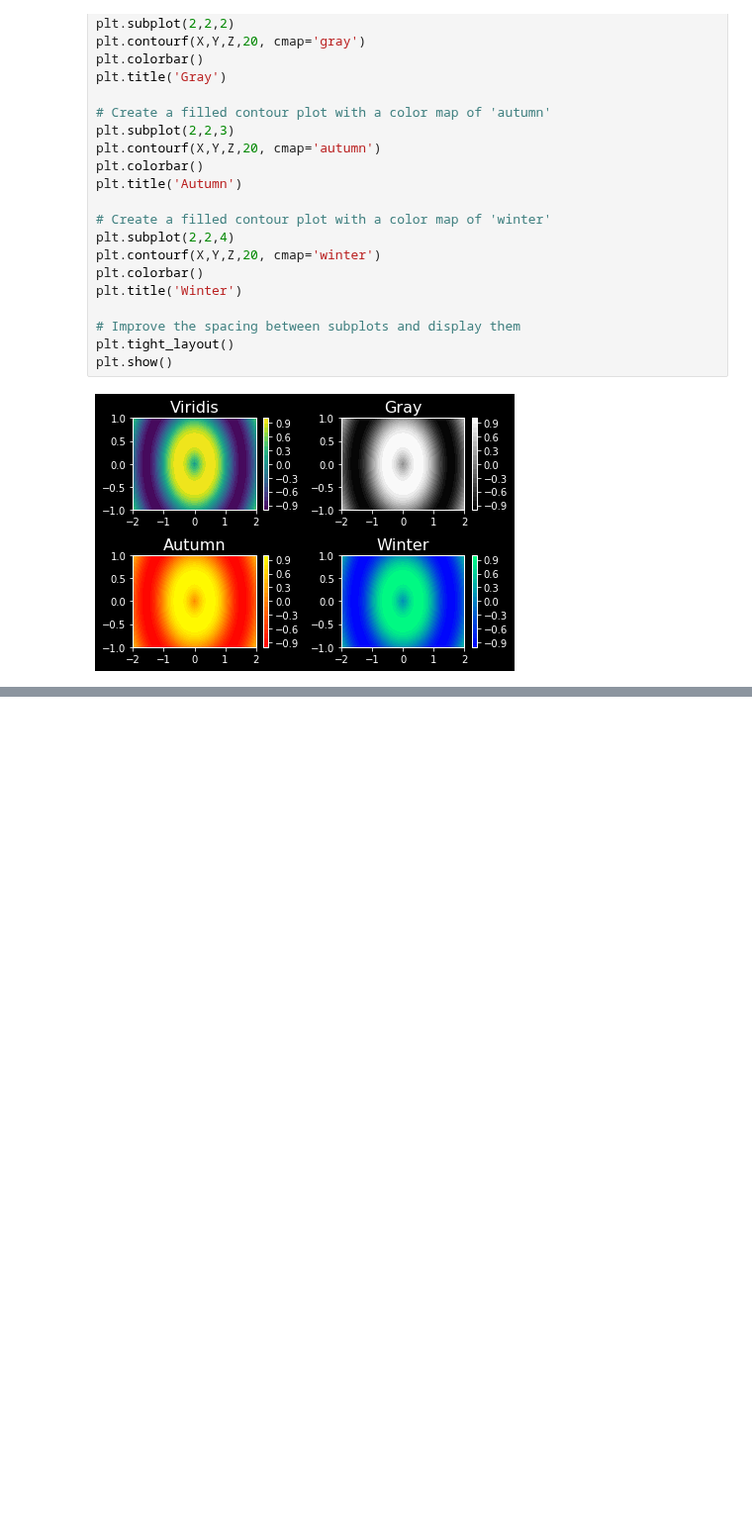
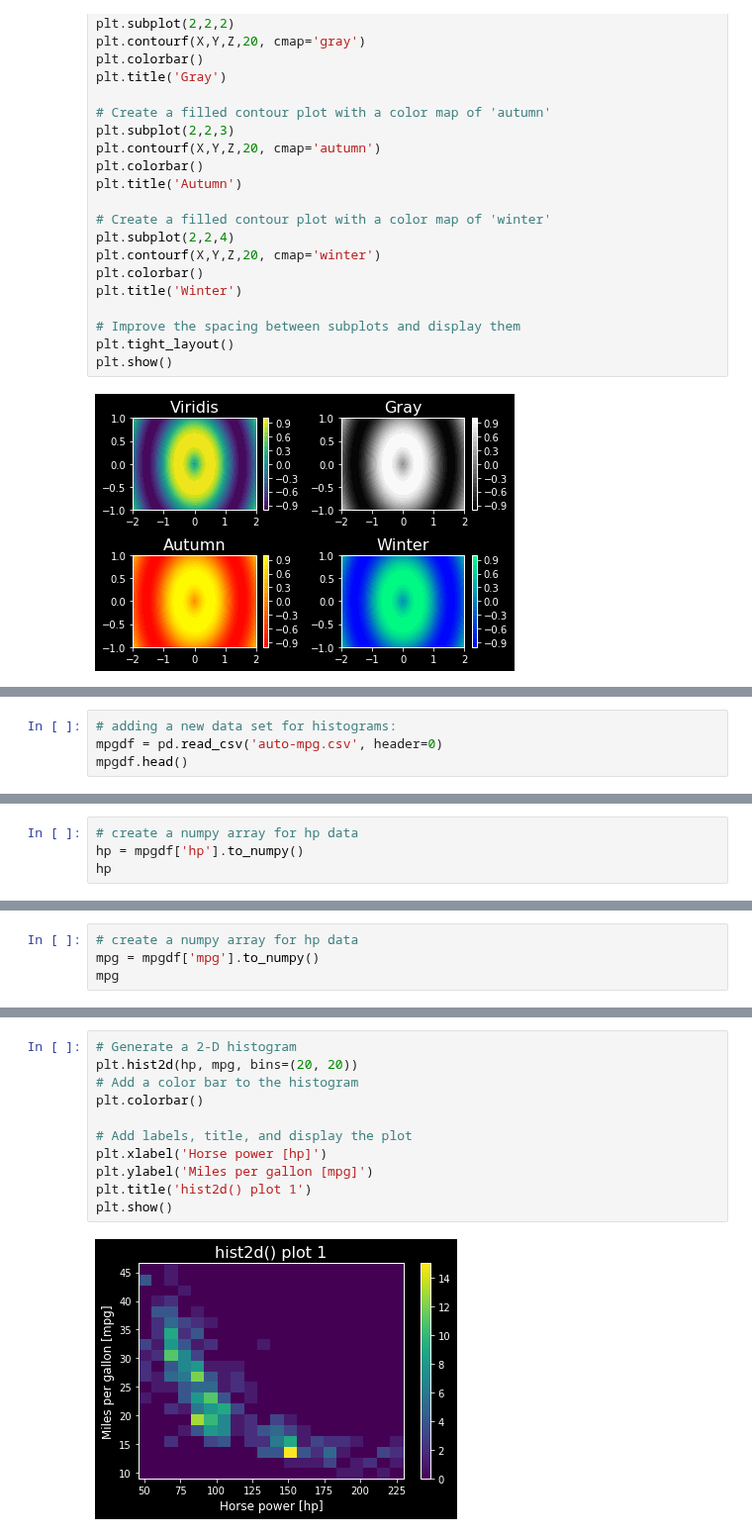
Before and after one commit to afminmax/DC-Data-Scientist-Lessons, a Jupyter notebook: 14-Intro-to-Python-Visualizations/python-viz-1.ipynb, the cells around one changed output, grey strips where cells are left out. Shown at 99% size. Drawn from its saved outputs; the diff is of its cells as text; blank space fills up the shorter version.

Commit message:
added intro histograms

```diff
--- a/14-Intro-to-Python-Visualizations/python-viz-1.ipynb
+++ b/14-Intro-to-Python-Visualizations/python-viz-1.ipynb
@@ -346,0 +349,4 @@ plt.show()
+# %%
+# adding a new data set for histograms:
+mpgdf = pd.read_csv('auto-mpg.csv', header=0)
+mpgdf.head()
@@ -346,0 +360,4 @@ plt.show()
+# %%
+# create a numpy array for hp data
+hp = mpgdf['hp'].to_numpy()
+hp
@@ -346,0 +382,4 @@ plt.show()
+# %%
+# create a numpy array for hp data
+mpg = mpgdf['mpg'].to_numpy()
+mpg
@@ -346,0 +404,13 @@ plt.show()
+# %%
+# Generate a 2-D histogram
+plt.hist2d(hp, mpg, bins=(20, 20))
+# Add a color bar to the histogram
+plt.colorbar()
+
+# Add labels, title, and display the plot
+plt.xlabel('Horse power [hp]')
+plt.ylabel('Miles per gallon [mpg]')
+plt.title('hist2d() plot 1')
+plt.show()
+# %% [output]
+[figure, added]
```
Also changed, not shown: parts of 7 cells of this notebook.
